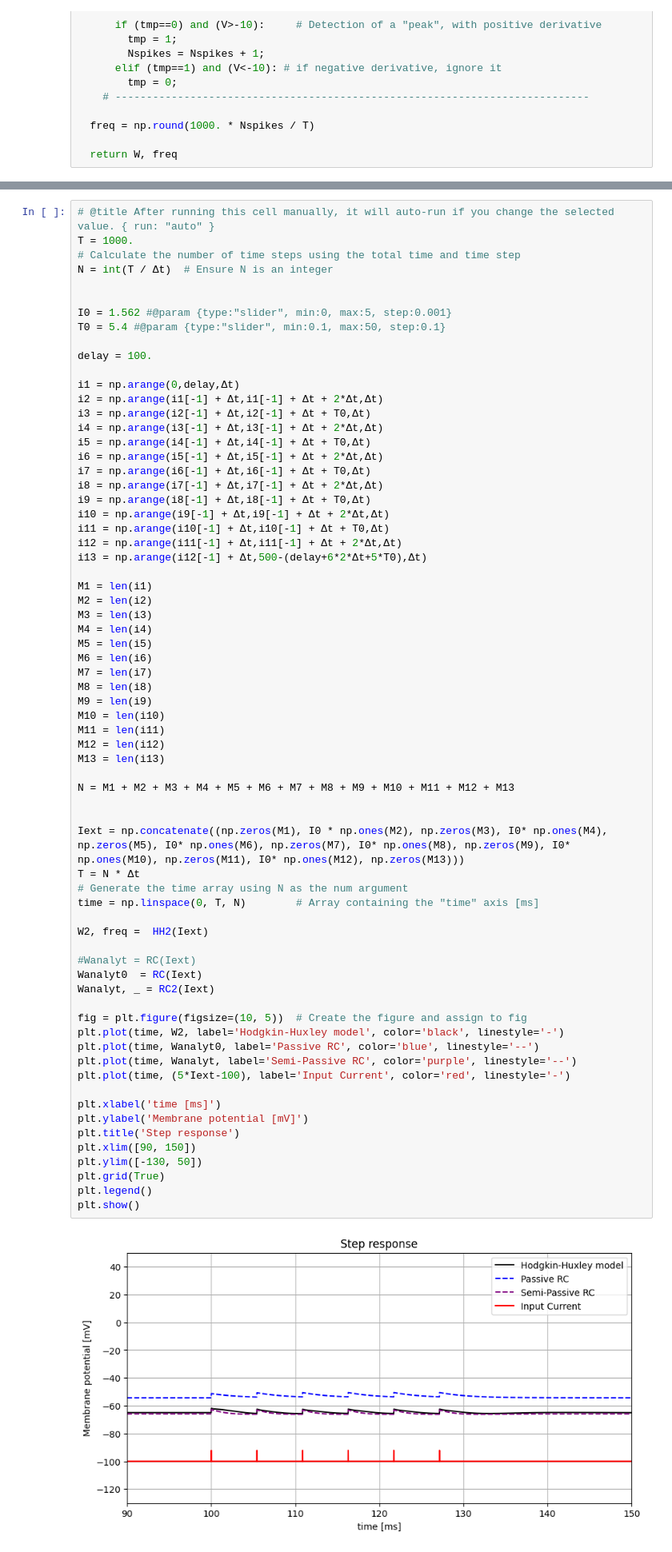
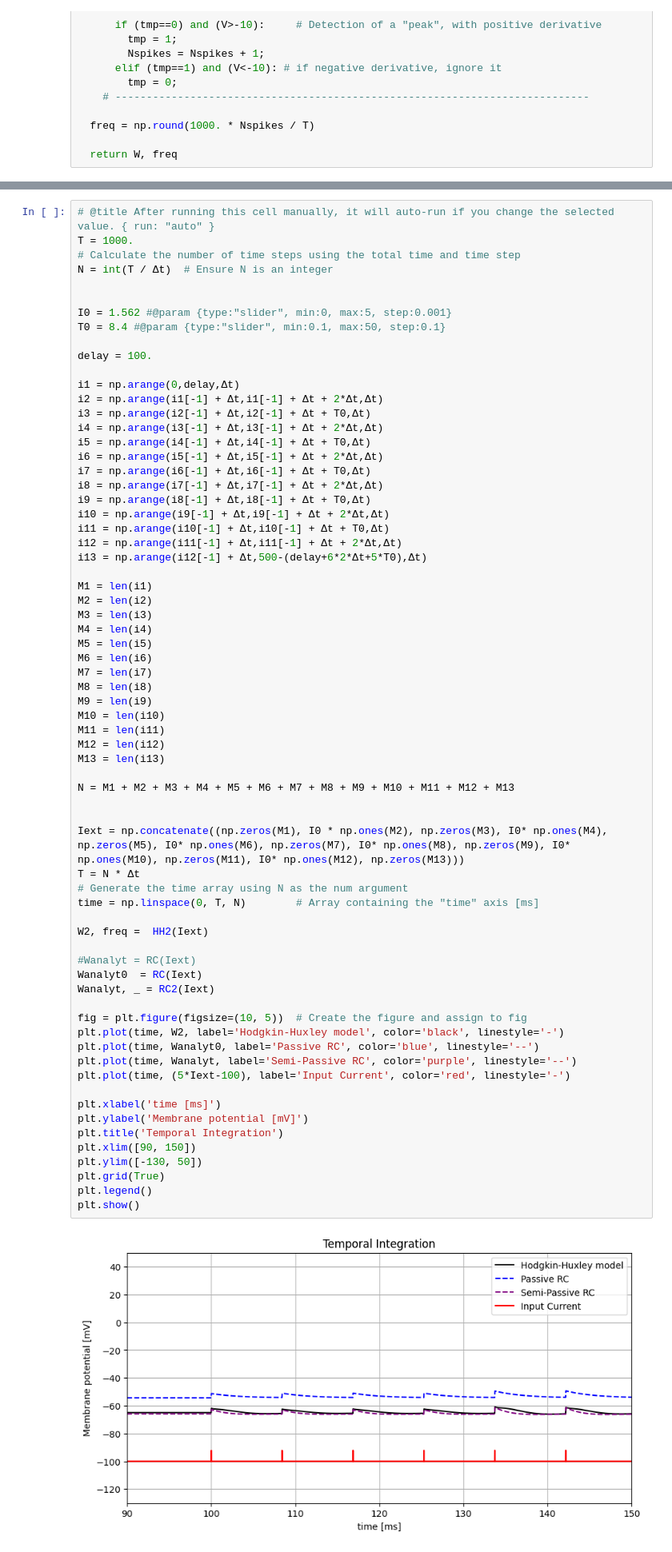
Before and after one commit to mgiugliano/ePhysSignals, a Jupyter notebook: notebooks/HH.ipynb, the cells around one changed output, grey strips where cells are left out. Shown at 80% size. Drawn from its saved outputs; the diff is of its cells as text.

```diff
--- a/notebooks/HH.ipynb
+++ b/notebooks/HH.ipynb
@@ -392,7 +392,7 @@ N = int(T / Δt)  # Ensure N is an integer
 
 
 I0 = 1.562 #@param {type:"slider", min:0, max:5, step:0.001}
-T0 = 5.4 #@param {type:"slider", min:0.1, max:50, step:0.1}
+T0 = 8.4 #@param {type:"slider", min:0.1, max:50, step:0.1}
 
 delay = 100.
 
@@ -425,32 +425,32 @@ M12 = len(i12)
 M13 = len(i13)
 
 N = M1 + M2 + M3 + M4 + M5 + M6 + M7 + M8 + M9 + M10 + M11 + M12 + M13
 
 
 Iext = np.concatenate((np.zeros(M1), I0 * np.ones(M2), np.zeros(M3), I0* np.ones(M4), np.zeros(M5), I0* np.ones(M6), np.zeros(M7), I0* np.ones(M8), np.zeros(M9), I0* np.ones(M10), np.zeros(M11), I0* np.ones(M12), np.zeros(M13)))
 T = N * Δt
 # Generate the time array using N as the num argument
 time = np.linspace(0, T, N)        # Array containing the "time" axis [ms]
 
 W2, freq =  HH2(Iext)
 
 #Wanalyt = RC(Iext)
 Wanalyt0  = RC(Iext)
 Wanalyt, _ = RC2(Iext)
 
 fig = plt.figure(figsize=(10, 5))  # Create the figure and assign to fig
 plt.plot(time, W2, label='Hodgkin-Huxley model', color='black', linestyle='-')
 plt.plot(time, Wanalyt0, label='Passive RC', color='blue', linestyle='--')
 plt.plot(time, Wanalyt, label='Semi-Passive RC', color='purple', linestyle='--')
 plt.plot(time, (5*Iext-100), label='Input Current', color='red', linestyle='-')
 
 plt.xlabel('time [ms]')
 plt.ylabel('Membrane potential [mV]')
-plt.title('Step response')
+plt.title('Temporal Integration')
 plt.xlim([90, 150])
 plt.ylim([-130, 50])
 plt.grid(True)
 plt.legend()
 plt.show()
 # %% [output]
-[figure, old version]
+[figure, new version]
```
Also changed, not shown: parts of 3 cells of this notebook.
